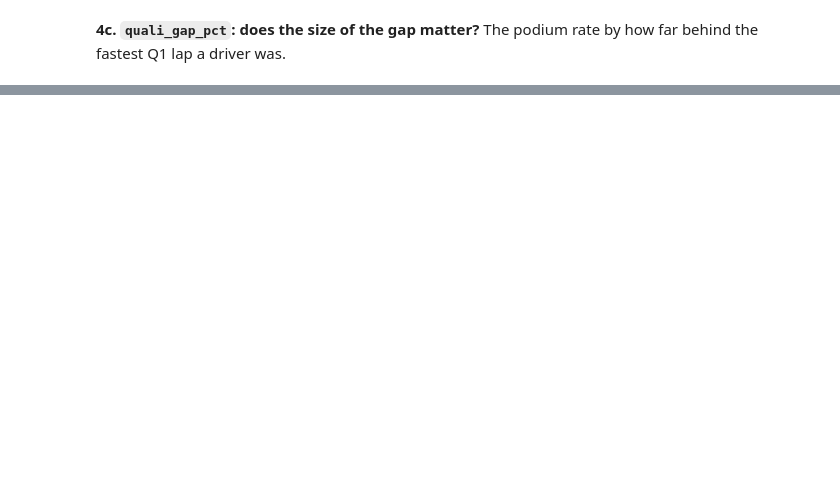
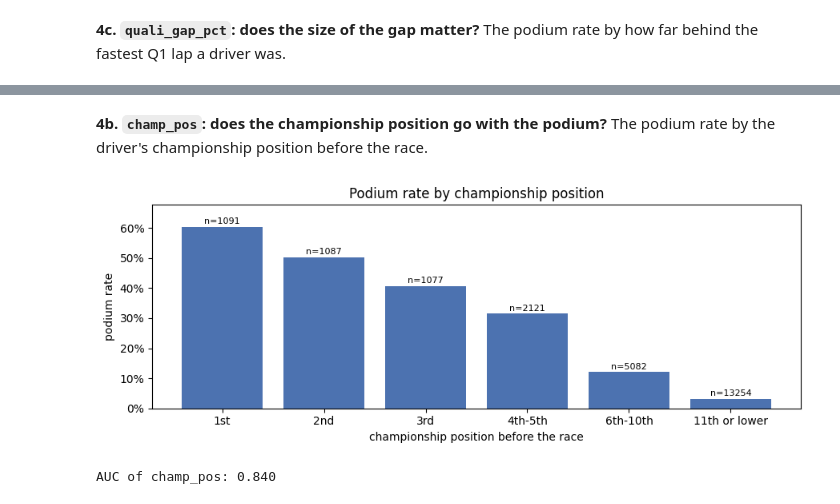
Before and after one commit to sal-tarek/ACL_F1_Predictions, a Jupyter notebook: acl_milestone1.ipynb, the cells around one changed output, grey strips where cells are left out. Drawn from its saved outputs; the diff is of its cells as text; code cells hidden in the pictures; blank space fills up the shorter version.

```diff
--- a/acl_milestone1.ipynb
+++ b/acl_milestone1.ipynb
@@ -7198,0 +7464,19 @@ Spearman correlation with podium: quali_gap_pct -0.40
+# %% [markdown]
+**4b. `champ_pos`: does the championship position go with the podium?** The podium rate by the driver's championship position before the race.
+# %%
+g = fe[model_rows & fe.champ_pos.notna()]
+levels = pd.cut(g.champ_pos, [0, 1, 2, 3, 5, 10, np.inf], labels=['1st', '2nd', '3rd', '4th-5th', '6th-10th', '11th or lower'])
+by_pos = g.groupby(levels, observed=True).podium.agg(['size', 'mean'])
+
+fig, ax = plt.subplots(figsize=(9, 3.5))
+ax.bar(by_pos.index.astype(str), by_pos['mean'], color='#4C72B0')
+for i, (n, r) in enumerate(zip(by_pos['size'], by_pos['mean'])):
+    ax.text(i, r + 0.01, f'n={n}', ha='center', fontsize=8)
+ax.set_ylim(0, by_pos['mean'].max() * 1.12)
+ax.yaxis.set_major_formatter(plt.FuncFormatter(lambda v, _: f'{v:.0%}'))
+ax.set(xlabel='championship position before the race', ylabel='podium rate', title='Podium rate by championship position')
+plt.tight_layout(); plt.show()
+print(f'AUC of champ_pos: {auc(-g.champ_pos, g.podium):.3f}')
+# %% [output]
+[figure, added]
+AUC of champ_pos: 0.840
```
Also changed, not shown: parts of 78 cells of this notebook.
